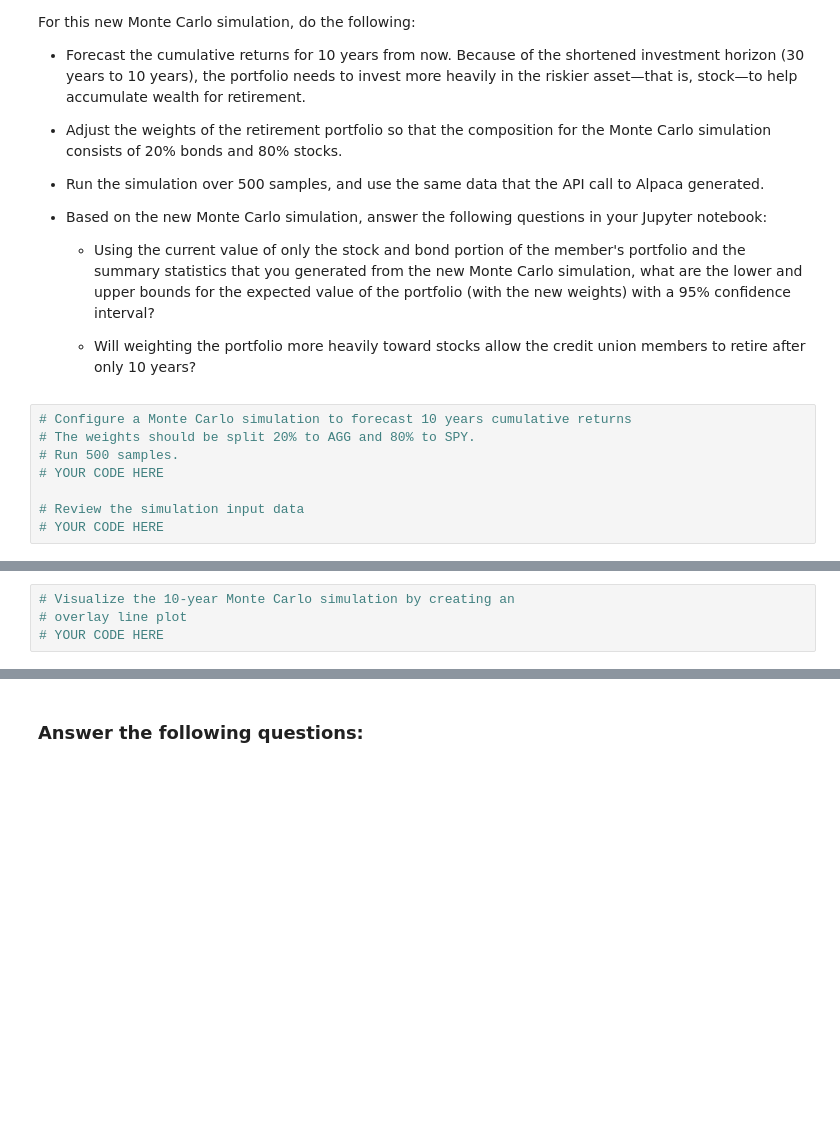
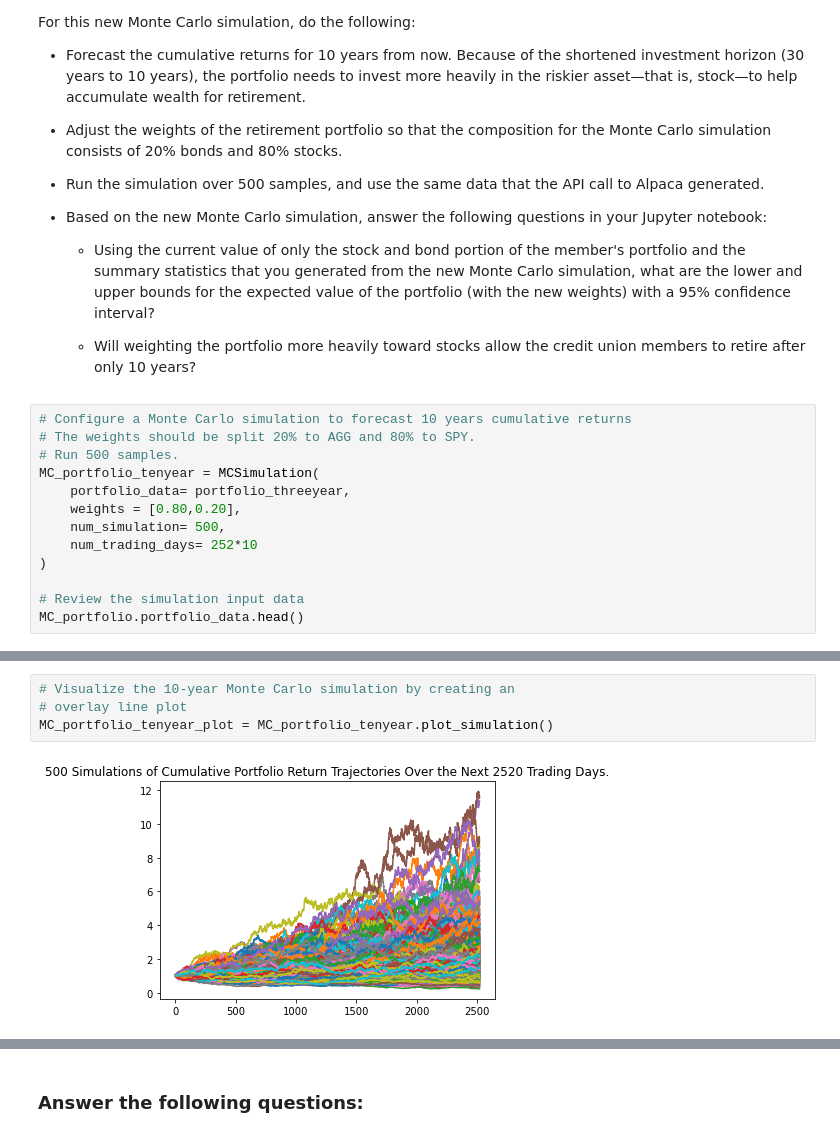
Before and after one commit to naomynaomy/module_5_challenge, a Jupyter notebook: Starter_Code/financial_planning_tools.ipynb, the cells around one changed output, grey strips where cells are left out. Cells and saved outputs as stored; diff of their text form; blank space fills up the shorter version.

```diff
--- a/Starter_Code/financial_planning_tools.ipynb
+++ b/Starter_Code/financial_planning_tools.ipynb
@@ -589,7 +588,12 @@ For this new Monte Carlo simulation, do the following:
 # Configure a Monte Carlo simulation to forecast 10 years cumulative returns
 # The weights should be split 20% to AGG and 80% to SPY.
 # Run 500 samples.
-# YOUR CODE HERE
+MC_portfolio_tenyear = MCSimulation(
+    portfolio_data= portfolio_threeyear,
+    weights = [0.80,0.20],
+    num_simulation= 500,
+    num_trading_days= 252*10
+)
 
 # Review the simulation input data
-# YOUR CODE HERE
+MC_portfolio.portfolio_data.head()
@@ -599,7 +654,9 @@ For this new Monte Carlo simulation, do the following:
 # %%
 # Visualize the 10-year Monte Carlo simulation by creating an
 # overlay line plot
-# YOUR CODE HERE
+MC_portfolio_tenyear_plot = MC_portfolio_tenyear.plot_simulation()
+# %% [output]
+[figure, added]
 # %%
 # Visualize the probability distribution of the 10-year Monte Carlo simulation
 # by plotting a histogram
```
Also changed, not shown: parts of 22 cells of this notebook.
